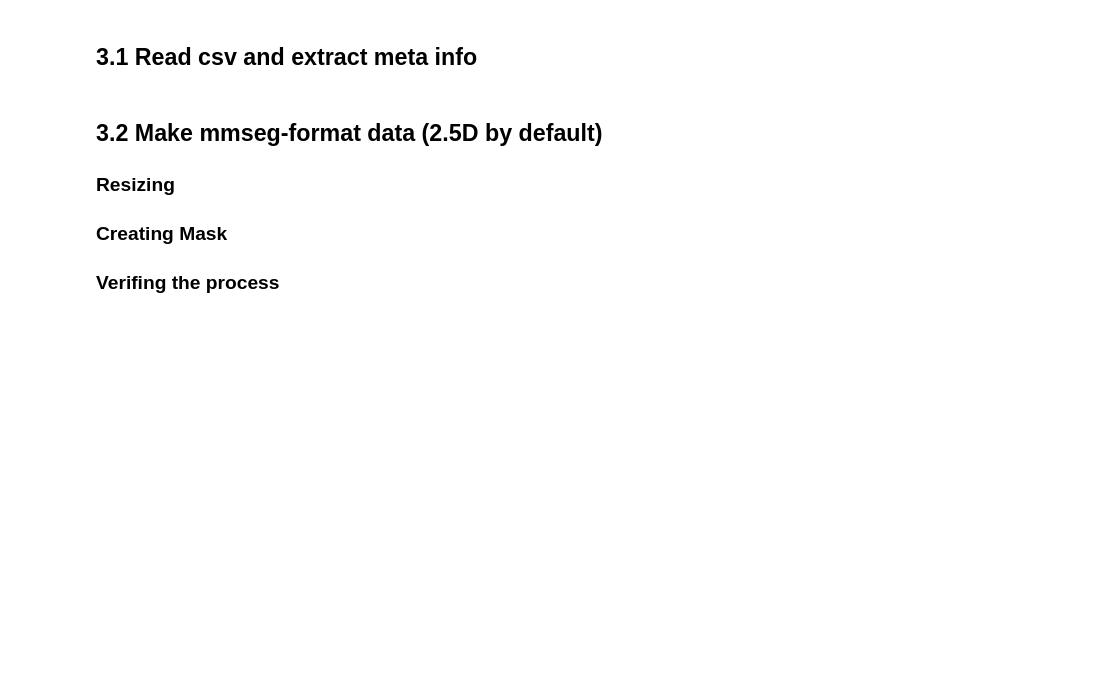
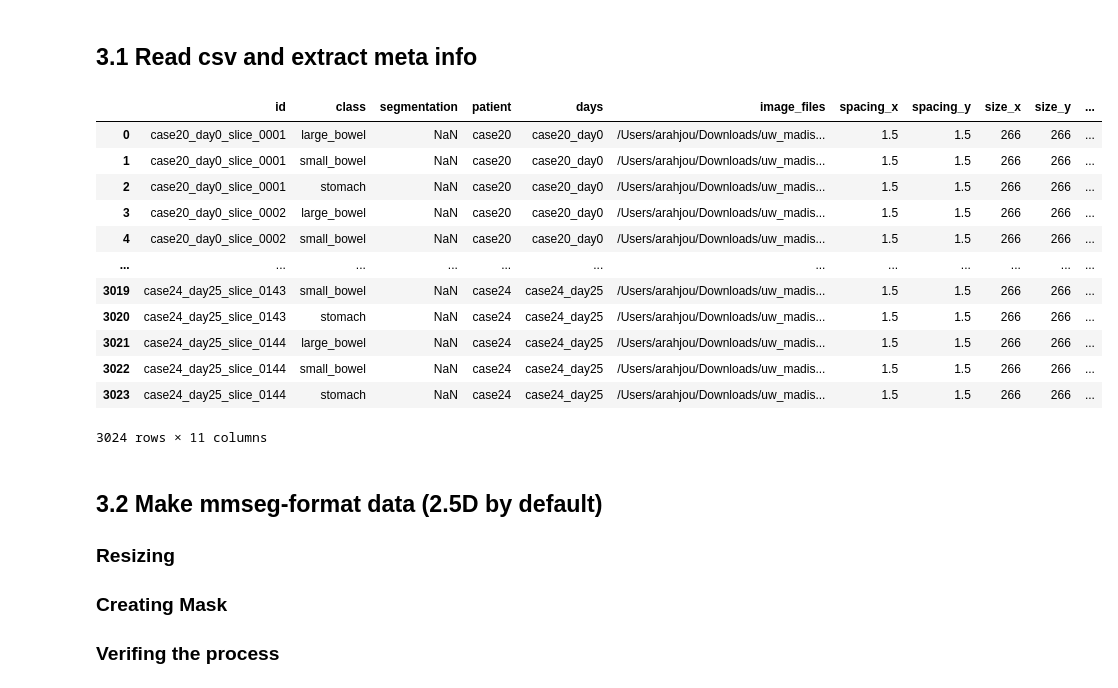
Before and after one commit to diwalsh/Medical-Imaging-Segmentation-Application, a Jupyter notebook: Pipline_AR.ipynb, the cells around one changed output. Saved outputs shown, nothing was run; the diff lists cells and outputs as text; code cells hidden in the pictures; blank space fills up the shorter version.

```diff
--- a/Pipline_AR.ipynb
+++ b/Pipline_AR.ipynb
@@ -42,23 +60,37 @@ from sklearn.model_selection import GroupKFold
 ## 3.1 Read csv and extract meta info
 # %%
 
-df_train = pd.read_csv("/Users/arahjou/Downloads/uw_madison/train.csv")
+df_train = pd.read_csv("/Users/arahjou/Downloads/uw_madison/test/train.csv")
 df_train = df_train.sort_values(["id", "class"]).reset_index(drop = True)
 df_train["patient"] = df_train.id.apply(lambda x: x.split("_")[0])
 df_train["days"] = df_train.id.apply(lambda x: "_".join(x.split("_")[:2]))
 
-all_image_files = sorted(glob.glob("/Users/arahjou/Downloads/uw_madison/train/*/*/scans/*.png"), key = lambda x: x.split("/")[3] + "_" + x.split("/")[5])
+all_image_files = sorted(glob.glob("/Users/arahjou/Downloads/uw_madison/test/train/*/*/scans/*.png"), key = lambda x: x.split("/")[3] + "_" + x.split("/")[5])
 size_x = [int(os.path.basename(_)[:-4].split("_")[-4]) for _ in all_image_files]
 size_y = [int(os.path.basename(_)[:-4].split("_")[-3]) for _ in all_image_files]
 spacing_x = [float(os.path.basename(_)[:-4].split("_")[-2]) for _ in all_image_files]
 spacing_y = [float(os.path.basename(_)[:-4].split("_")[-1]) for _ in all_image_files]
 df_train["image_files"] = np.repeat(all_image_files, 3)
 df_train["spacing_x"] = np.repeat(spacing_x, 3)
 df_train["spacing_y"] = np.repeat(spacing_y, 3)
 df_train["size_x"] = np.repeat(size_x, 3)
 df_train["size_y"] = np.repeat(size_y, 3)
 df_train["slice"] = np.repeat([int(os.path.basename(_)[:-4].split("_")[-5]) for _ in all_image_files], 3)
 df_train
+# %% [output]
+|  | id | class | segmentation | patient | days | image_files | spacing_x | spacing_y | size_x | size_y | ... |
+| 0 | case20_day0_slice_0001 | large_bowel | NaN | case20 | case20_day0 | /Users/arahjou/Downloads/uw_madis... | 1.5 | 1.5 | 266 | 266 | ... |
+| 1 | case20_day0_slice_0001 | small_bowel | NaN | case20 | case20_day0 | /Users/arahjou/Downloads/uw_madis... | 1.5 | 1.5 | 266 | 266 | ... |
+| 2 | case20_day0_slice_0001 | stomach | NaN | case20 | case20_day0 | /Users/arahjou/Downloads/uw_madis... | 1.5 | 1.5 | 266 | 266 | ... |
+| 3 | case20_day0_slice_0002 | large_bowel | NaN | case20 | case20_day0 | /Users/arahjou/Downloads/uw_madis... | 1.5 | 1.5 | 266 | 266 | ... |
+| 4 | case20_day0_slice_0002 | small_bowel | NaN | case20 | case20_day0 | /Users/arahjou/Downloads/uw_madis... | 1.5 | 1.5 | 266 | 266 | ... |
+| ... | ... | ... | ... | ... | ... | ... | ... | ... | ... | ... | ... |
+| 3019 | case24_day25_slice_0143 | small_bowel | NaN | case24 | case24_day25 | /Users/arahjou/Downloads/uw_madis... | 1.5 | 1.5 | 266 | 266 | ... |
+| 3020 | case24_day25_slice_0143 | stomach | NaN | case24 | case24_day25 | /Users/arahjou/Downloads/uw_madis... | 1.5 | 1.5 | 266 | 266 | ... |
+| 3021 | case24_day25_slice_0144 | large_bowel | NaN | case24 | case24_day25 | /Users/arahjou/Downloads/uw_madis... | 1.5 | 1.5 | 266 | 266 | ... |
+| 3022 | case24_day25_slice_0144 | small_bowel | NaN | case24 | case24_day25 | /Users/arahjou/Downloads/uw_madis... | 1.5 | 1.5 | 266 | 266 | ... |
+| 3023 | case24_day25_slice_0144 | stomach | NaN | case24 | case24_day25 | /Users/arahjou/Downloads/uw_madis... | 1.5 | 1.5 | 266 | 266 | ... |
+3024 rows × 11 columns
 # %% [markdown]
 ## 3.2 Make mmseg-format data (2.5D by default)
 
```
Also changed, not shown: parts of 8 cells of this notebook, 6 other files.
